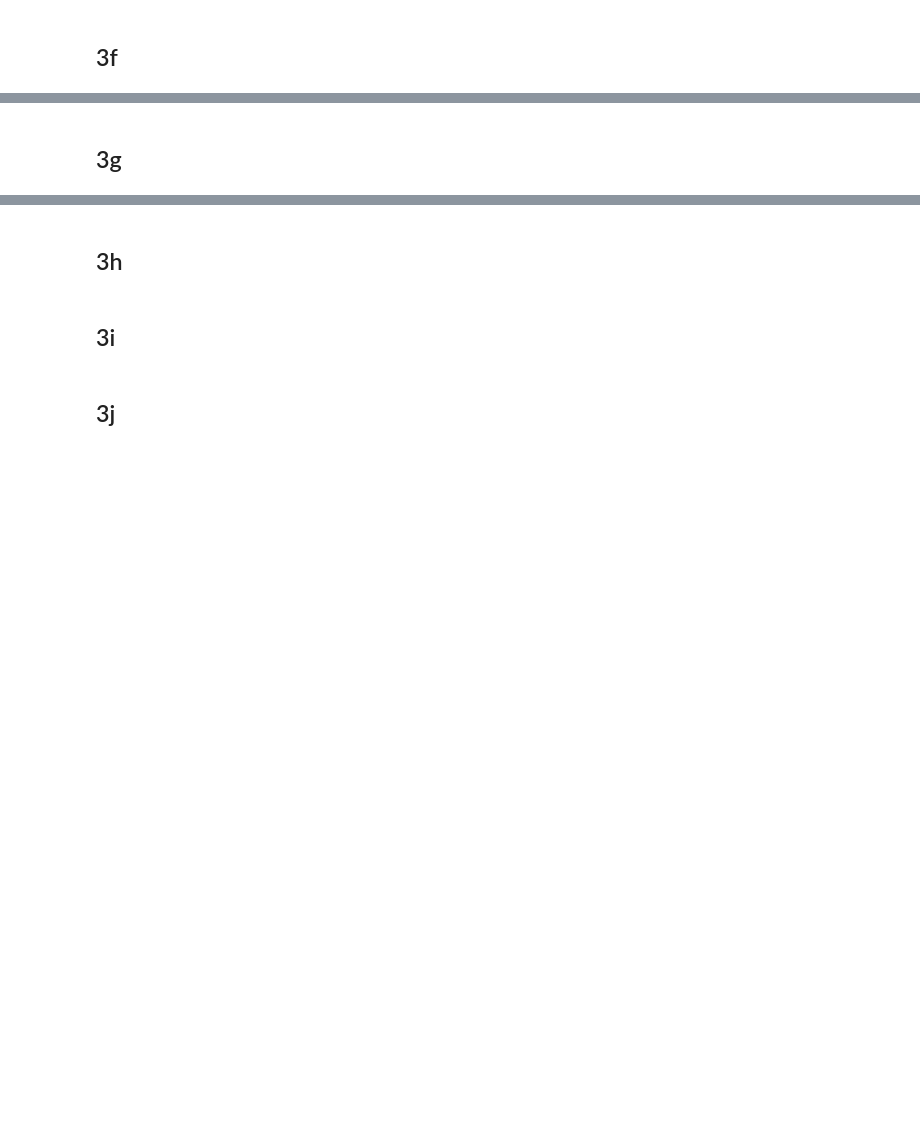
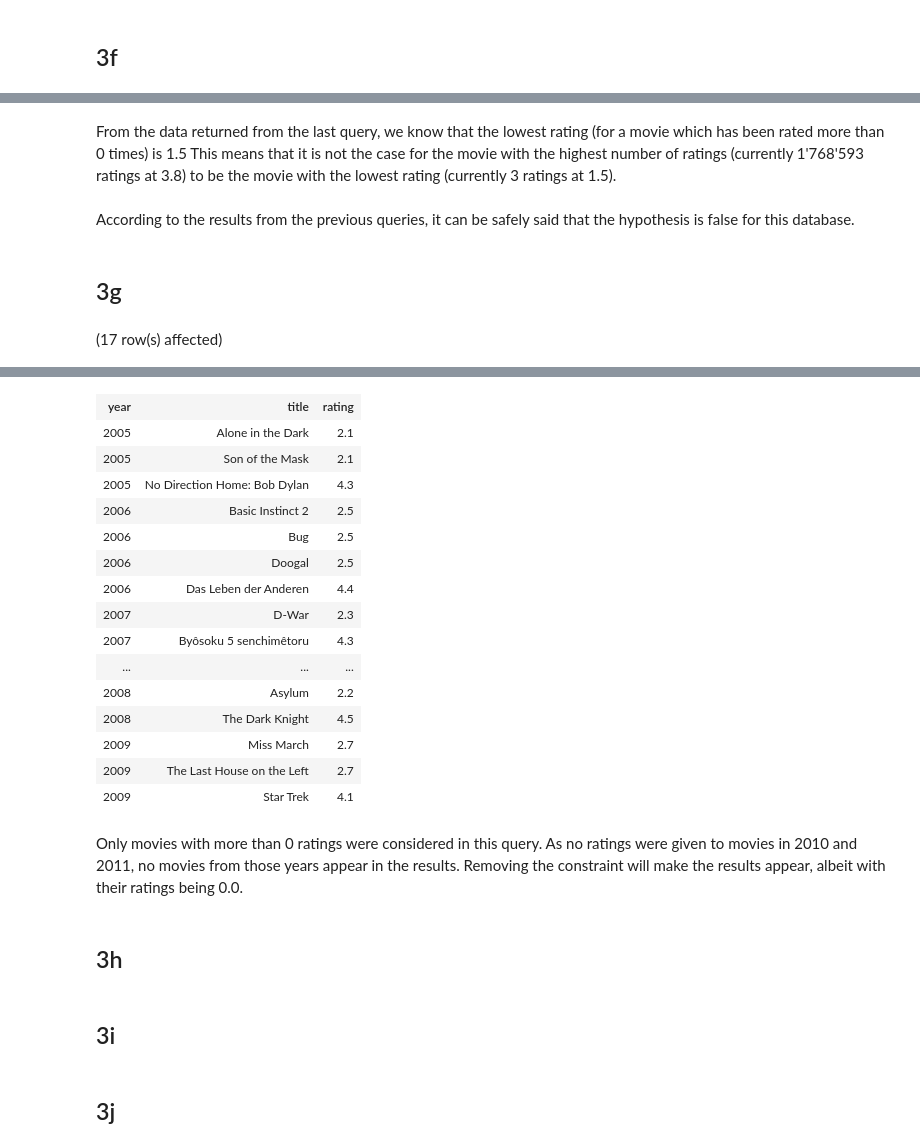
Before and after one commit to po-trottier/concordia-data-systems, a Jupyter notebook: Phase1/project_notebook.ipynb, the cells around one changed output, grey strips where cells are left out. Saved outputs shown, nothing was run; the diff lists cells and outputs as text; code cells hidden in the pictures; blank space fills up the shorter version.

```diff
--- a/Phase1/project_notebook.ipynb
+++ b/Phase1/project_notebook.ipynb
@@ -84,0 +274,3 @@ COPY tags FROM '/srv/soen363/phase1/tags.dat';
+# %% [markdown]
+From the data returned from the last query, we know that the lowest rating (for a movie which has been rated more than 0 times) is 1.5
+This means that it is not the case for the movie with the highest number of ratings (currently 1'768'593 ratings at 3.8) to be the movie with the lowest rating (currently 3 ratings at 1.5).
@@ -85,2 +279,32 @@ COPY tags FROM '/srv/soen363/phase1/tags.dat';
+# %% [markdown]
+According to the results from the previous queries, it can be safely said that the hypothesis is false for this database.
 # %% [markdown]
 ## 3g
+# %%
+-- Get the year, title and rating of the lowest-rated and highest-rated movies for each year, between 2005 and 2011 inclusively. If tied, use ascending title
+
+SELECT M2.year, M2.title, M2.rating
+FROM movies M2
+INNER JOIN (
+    SELECT M1.year, MAX(M1.rating) as highest_rating
+    FROM movies M1
+    WHERE M1.year BETWEEN 2005 AND 2011 AND M1.num_ratings > 0
+    GROUP BY M1.year
+    ORDER BY M1.year ASC
+) highest ON (highest.year = M2.year AND highest.highest_rating = M2.rating)
+
+UNION
+
+SELECT M4.year, M4.title, M4.rating
+FROM movies M4
+INNER JOIN (
+    SELECT M3.year, MIN(M3.rating) as lowest_rating
+    FROM movies M3
+    WHERE M3.year BETWEEN 2005 AND 2011 AND M3.num_ratings > 0
+    GROUP BY M3.year
+    ORDER BY M3.year ASC
+) lowest ON (lowest.year = M4.year AND lowest.lowest_rating = M4.rating)
+
+ORDER BY year ASC, rating ASC, title ASC
+# %% [output]
+(17 row(s) affected)
@@ -87,3 +312,21 @@ COPY tags FROM '/srv/soen363/phase1/tags.dat';
+| year | title | rating |
+| 2005 | Alone in the Dark | 2.1 |
+| 2005 | Son of the Mask | 2.1 |
+| 2005 | No Direction Home: Bob Dylan | 4.3 |
+| 2006 | Basic Instinct 2 | 2.5 |
+| 2006 | Bug | 2.5 |
+| 2006 | Doogal | 2.5 |
+| 2006 | Das Leben der Anderen | 4.4 |
+| 2007 | D-War | 2.3 |
+| 2007 | Byôsoku 5 senchimêtoru | 4.3 |
+| ... | ... | ... |
+| 2008 | Asylum | 2.2 |
+| 2008 | The Dark Knight | 4.5 |
+| 2009 | Miss March | 2.7 |
+| 2009 | The Last House on the Left | 2.7 |
+| 2009 | Star Trek | 4.1 |
+# %% [markdown]
+Only movies with more than 0 ratings were considered in this query. As no ratings were given to movies in 2010 and 2011, no movies from those years appear in the results. Removing the constraint will make the results appear, albeit with their ratings being 0.0.
 # %% [markdown]
 ## 3h
 # %%
```
Also changed, not shown: parts of 13 cells of this notebook.
